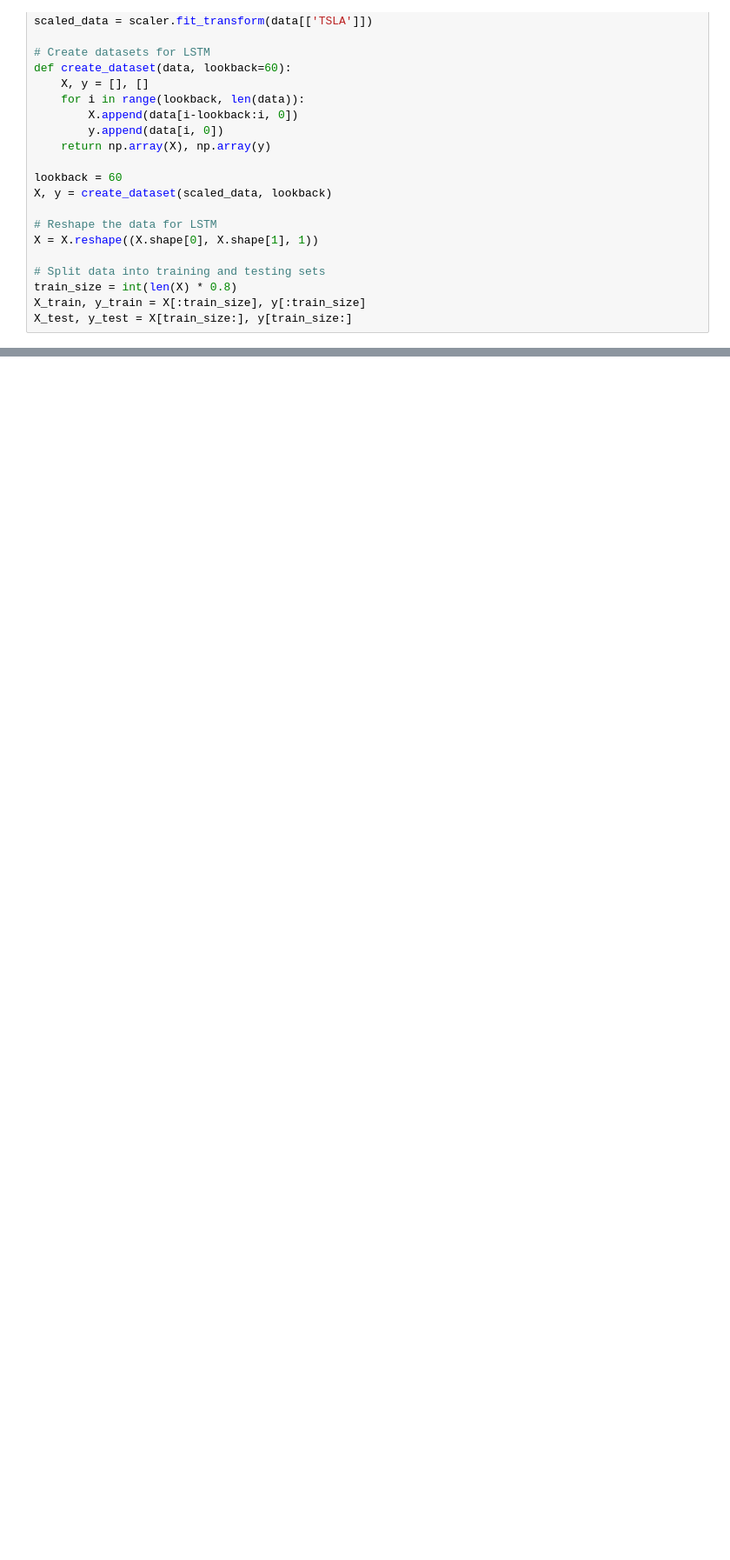
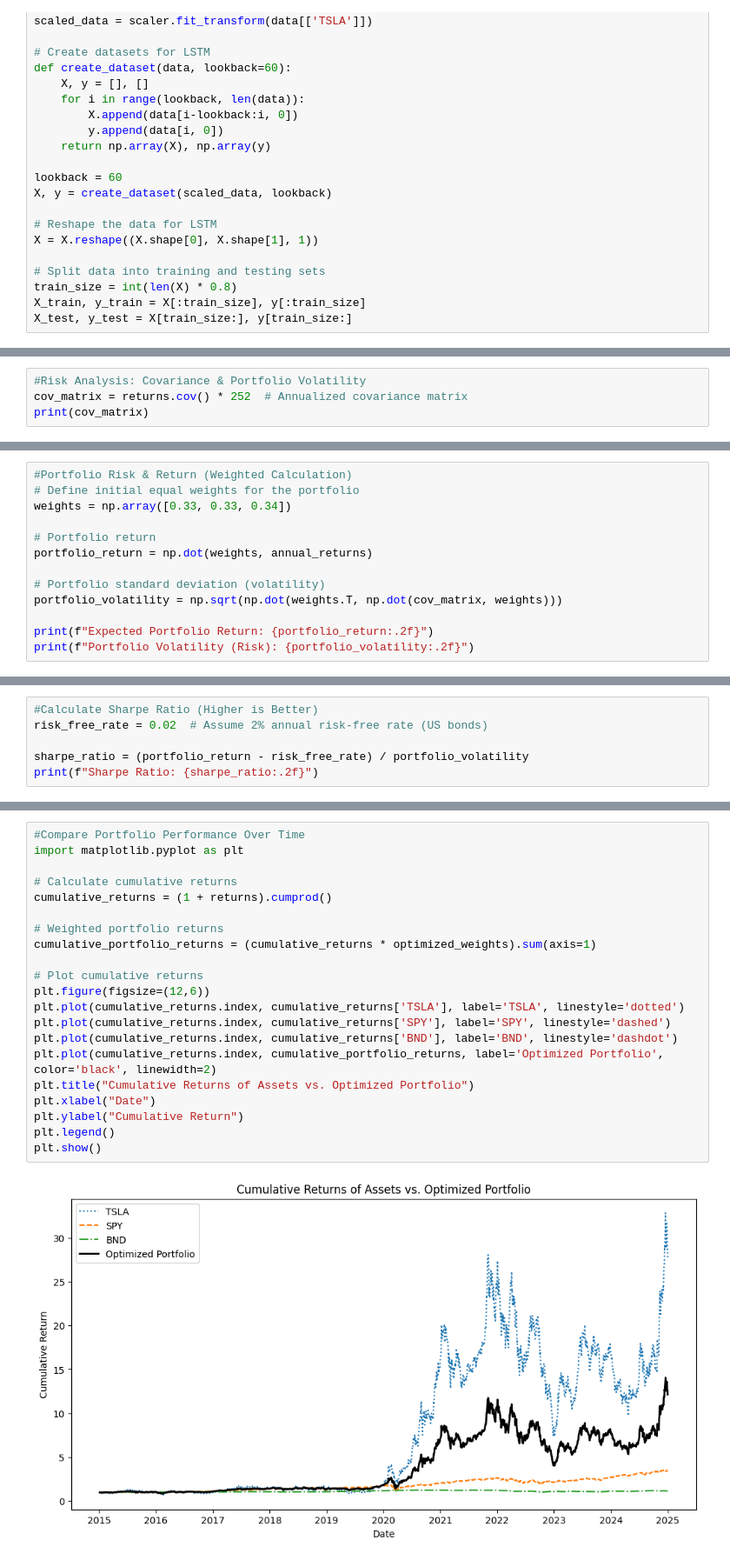
Before and after one commit to hasankere/Week11_project, a Jupyter notebook: notebooks/GMF.ipynb, the cells around one changed output, grey strips where cells are left out. Shown at 87% size. Saved outputs shown, nothing was run; the diff lists cells and outputs as text; blank space fills up the shorter version.

```diff
--- a/notebooks/GMF.ipynb
+++ b/notebooks/GMF.ipynb
@@ -834,0 +950,4 @@ plt.show()
+# %%
+#Risk Analysis: Covariance & Portfolio Volatility
+cov_matrix = returns.cov() * 252  # Annualized covariance matrix
+print(cov_matrix)
@@ -834,0 +959,13 @@ plt.show()
+# %%
+#Portfolio Risk & Return (Weighted Calculation)
+# Define initial equal weights for the portfolio
+weights = np.array([0.33, 0.33, 0.34])
+
+# Portfolio return
+portfolio_return = np.dot(weights, annual_returns)
+
+# Portfolio standard deviation (volatility)
+portfolio_volatility = np.sqrt(np.dot(weights.T, np.dot(cov_matrix, weights)))
+
+print(f"Expected Portfolio Return: {portfolio_return:.2f}")
+print(f"Portfolio Volatility (Risk): {portfolio_volatility:.2f}")
@@ -834,0 +986,6 @@ plt.show()
+# %%
+#Calculate Sharpe Ratio (Higher is Better)
+risk_free_rate = 0.02  # Assume 2% annual risk-free rate (US bonds)
+
+sharpe_ratio = (portfolio_return - risk_free_rate) / portfolio_volatility
+print(f"Sharpe Ratio: {sharpe_ratio:.2f}")
@@ -834,0 +1023,23 @@ plt.show()
+# %%
+#Compare Portfolio Performance Over Time
+import matplotlib.pyplot as plt
+
+# Calculate cumulative returns
+cumulative_returns = (1 + returns).cumprod()
+
+# Weighted portfolio returns
+cumulative_portfolio_returns = (cumulative_returns * optimized_weights).sum(axis=1)
+
+# Plot cumulative returns
+plt.figure(figsize=(12,6))
+plt.plot(cumulative_returns.index, cumulative_returns['TSLA'], label='TSLA', linestyle='dotted')
+plt.plot(cumulative_returns.index, cumulative_returns['SPY'], label='SPY', linestyle='dashed')
+plt.plot(cumulative_returns.index, cumulative_returns['BND'], label='BND', linestyle='dashdot')
+plt.plot(cumulative_returns.index, cumulative_portfolio_returns, label='Optimized Portfolio', color='black', linewidth=2)
+plt.title("Cumulative Returns of Assets vs. Optimized Portfolio")
+plt.xlabel("Date")
+plt.ylabel("Cumulative Return")
+plt.legend()
+plt.show()
+# %% [output]
+[figure, added]
```
Also changed, not shown: parts of 27 cells of this notebook.
